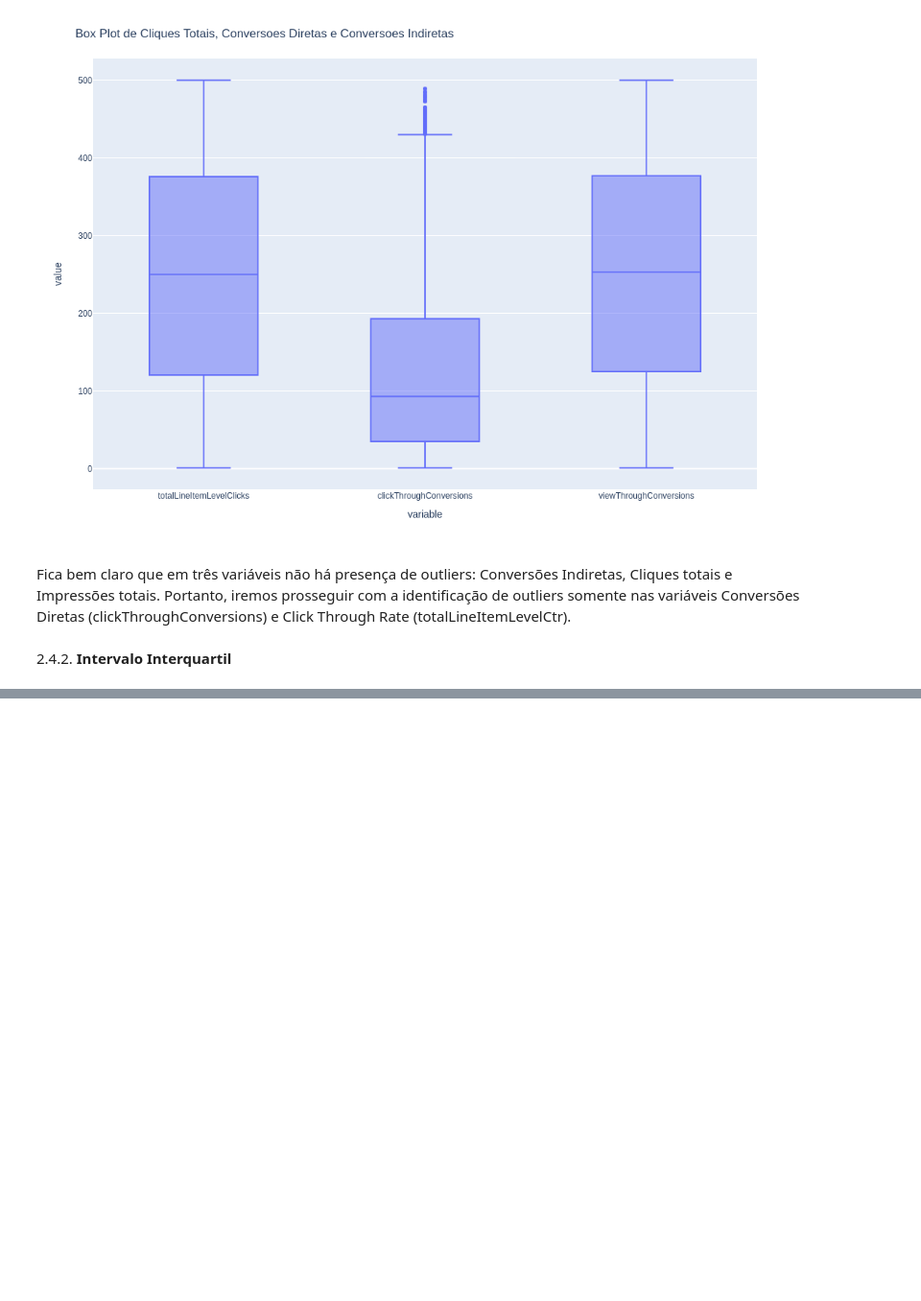
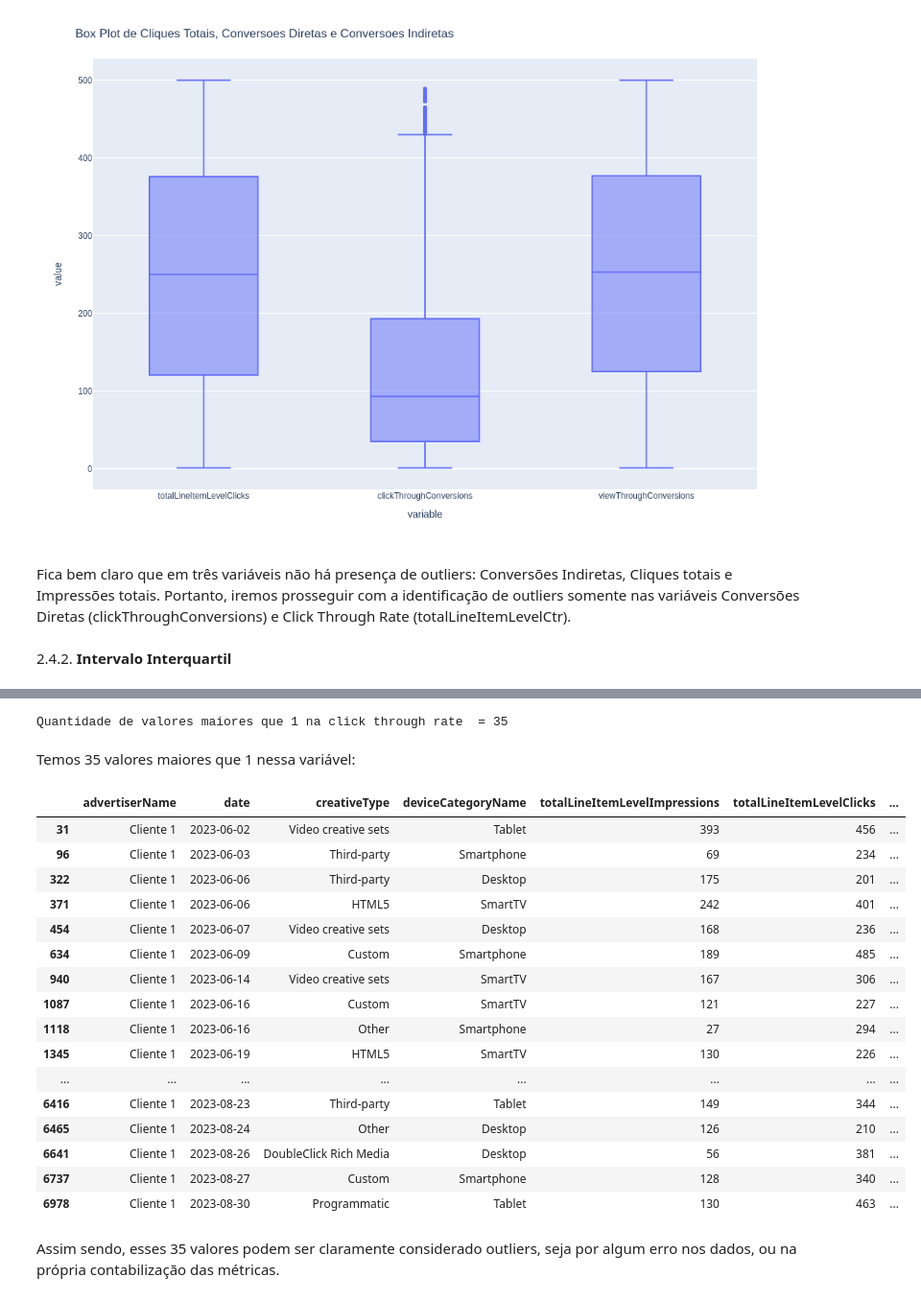
Before and after one commit to brunodifranco/bruno-case-tecnico-rbs, a Jupyter notebook: 12-10-2023-bruno-case-tecnico.ipynb, the cells around one changed output, grey strips where cells are left out. Shown at 96% size. Drawn from its saved outputs; the diff is of its cells as text; code cells hidden in the pictures; blank space fills up the shorter version.

Commit message:
outliers pt2

```diff
--- a/12-10-2023-bruno-case-tecnico.ipynb
+++ b/12-10-2023-bruno-case-tecnico.ipynb
@@ -743,0 +803,29 @@ print("Outliers:", outliers)
+# %%
+val = df[df["totalLineItemLevelCtr"]>1].shape[0]
+print(f"Quantidade de valores maiores que 1 na click through rate  = {val}")
+# %% [output]
+Quantidade de valores maiores que 1 na click through rate  = 35
+# %% [markdown]
+Temos 35 valores maiores que 1 nessa variável:
+# %%
+df[df["totalLineItemLevelCtr"]>1]
+# %% [output]
+|  | advertiserName | date | creativeType | deviceCategoryName | totalLineItemLevelImpressions | totalLineItemLevelClicks | ... |
+| 31 | Cliente 1 | 2023-06-02 | Video creative sets | Tablet | 393 | 456 | ... |
+| 96 | Cliente 1 | 2023-06-03 | Third-party | Smartphone | 69 | 234 | ... |
+| 322 | Cliente 1 | 2023-06-06 | Third-party | Desktop | 175 | 201 | ... |
+| 371 | Cliente 1 | 2023-06-06 | HTML5 | SmartTV | 242 | 401 | ... |
+| 454 | Cliente 1 | 2023-06-07 | Video creative sets | Desktop | 168 | 236 | ... |
+| 634 | Cliente 1 | 2023-06-09 | Custom | Smartphone | 189 | 485 | ... |
+| 940 | Cliente 1 | 2023-06-14 | Video creative sets | SmartTV | 167 | 306 | ... |
+| 1087 | Cliente 1 | 2023-06-16 | Custom | SmartTV | 121 | 227 | ... |
+| 1118 | Cliente 1 | 2023-06-16 | Other | Smartphone | 27 | 294 | ... |
+| 1345 | Cliente 1 | 2023-06-19 | HTML5 | SmartTV | 130 | 226 | ... |
+| ... | ... | ... | ... | ... | ... | ... | ... |
+| 6416 | Cliente 1 | 2023-08-23 | Third-party | Tablet | 149 | 344 | ... |
+| 6465 | Cliente 1 | 2023-08-24 | Other | Desktop | 126 | 210 | ... |
+| 6641 | Cliente 1 | 2023-08-26 | DoubleClick Rich Media | Desktop | 56 | 381 | ... |
+| 6737 | Cliente 1 | 2023-08-27 | Custom | Smartphone | 128 | 340 | ... |
+| 6978 | Cliente 1 | 2023-08-30 | Programmatic | Tablet | 130 | 463 | ... |
+# %% [markdown]
+Assim sendo, esses 35 valores podem ser claramente considerado outliers, seja por algum erro nos dados, ou na própria contabilização das métricas.
```
Also changed, not shown: parts of 23 cells of this notebook, 1 other file.
